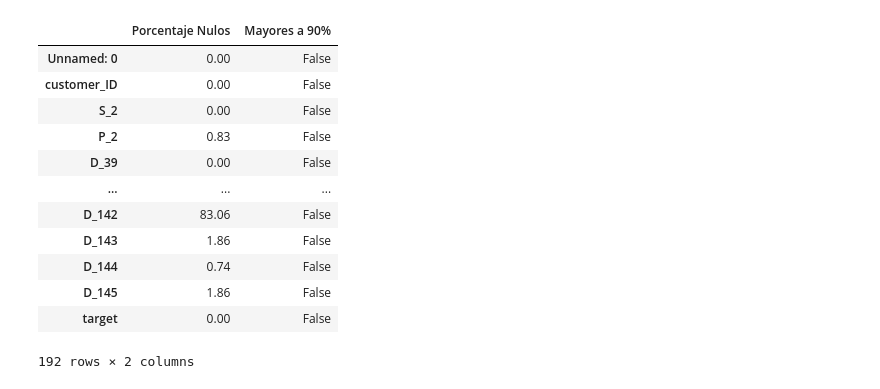
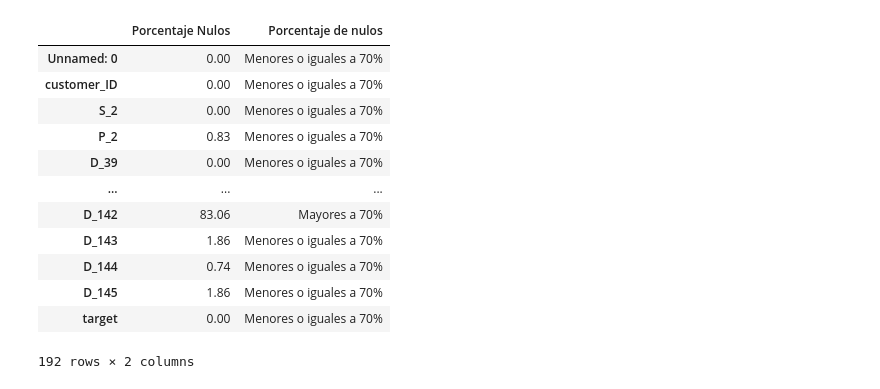
Before and after one commit to BraianV/Org-Datos-Grupo-19, a Jupyter notebook: notebooks/Levantar la data .ipynb, the cells around one changed output. Cells and saved outputs as stored; diff of their text form; code cells hidden in the pictures.

```diff
--- a/notebooks/Levantar la data .ipynb
+++ b/notebooks/Levantar la data .ipynb
@@ -43,30 +22,31 @@ memory usage: 405.1+ MB
 # %%
-#Como son casi 200 columnas, me fijo si alguna de ellas tiene muchos nulos >90% y si es asi veo como
+#Como son casi 200 columnas, me fijo si alguna de ellas tiene muchos nulos >70% y si es asi veo como
 #los puedo solucionar
 
 porcentaje_nulos = df_original.isnull().sum()
 porcentaje_nulos = round(porcentaje_nulos/len(df_original)*100,2)
 
 
-#Creo un dataframe con esos porcentajes y si son mayores a 90
+#Creo un dataframe con esos porcentajes y si son mayores a 70
 total_nulos = pd.DataFrame(porcentaje_nulos,columns=["Porcentaje Nulos"])
 
 
 #Donde 1=True, 0=False
-total_nulos['Mayores a 90%'] = np.where(total_nulos['Porcentaje Nulos']>90,True,False)
+total_nulos['Porcentaje de nulos'] = np.where(total_nulos['Porcentaje Nulos']>70,'Mayores a 70%',
+    'Menores o iguales a 70%')
 
 total_nulos
 # %% [output]
-|  | Porcentaje Nulos | Mayores a 90% |
-| Unnamed: 0 | 0.00 | False |
-| customer_ID | 0.00 | False |
-| S_2 | 0.00 | False |
-| P_2 | 0.83 | False |
-| D_39 | 0.00 | False |
+|  | Porcentaje Nulos | Porcentaje de nulos |
+| Unnamed: 0 | 0.00 | Menores o iguales a 70% |
+| customer_ID | 0.00 | Menores o iguales a 70% |
+| S_2 | 0.00 | Menores o iguales a 70% |
+| P_2 | 0.83 | Menores o iguales a 70% |
+| D_39 | 0.00 | Menores o iguales a 70% |
 | ... | ... | ... |
-| D_142 | 83.06 | False |
-| D_143 | 1.86 | False |
-| D_144 | 0.74 | False |
-| D_145 | 1.86 | False |
-| target | 0.00 | False |
+| D_142 | 83.06 | Mayores a 70% |
+| D_143 | 1.86 | Menores o iguales a 70% |
+| D_144 | 0.74 | Menores o iguales a 70% |
+| D_145 | 1.86 | Menores o iguales a 70% |
+| target | 0.00 | Menores o iguales a 70% |
 192 rows × 2 columns
```
Also changed, not shown: parts of 13 cells of this notebook.
